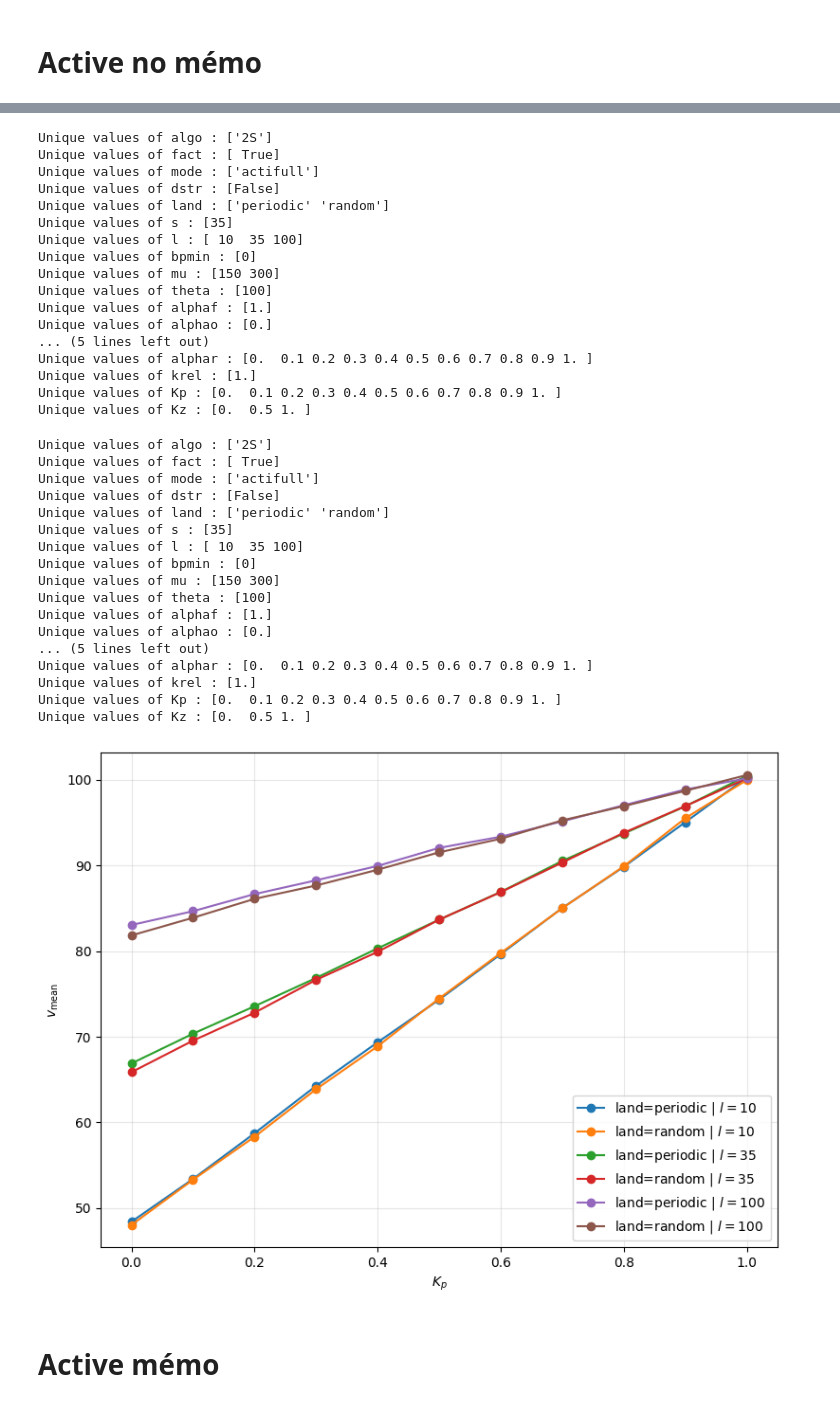
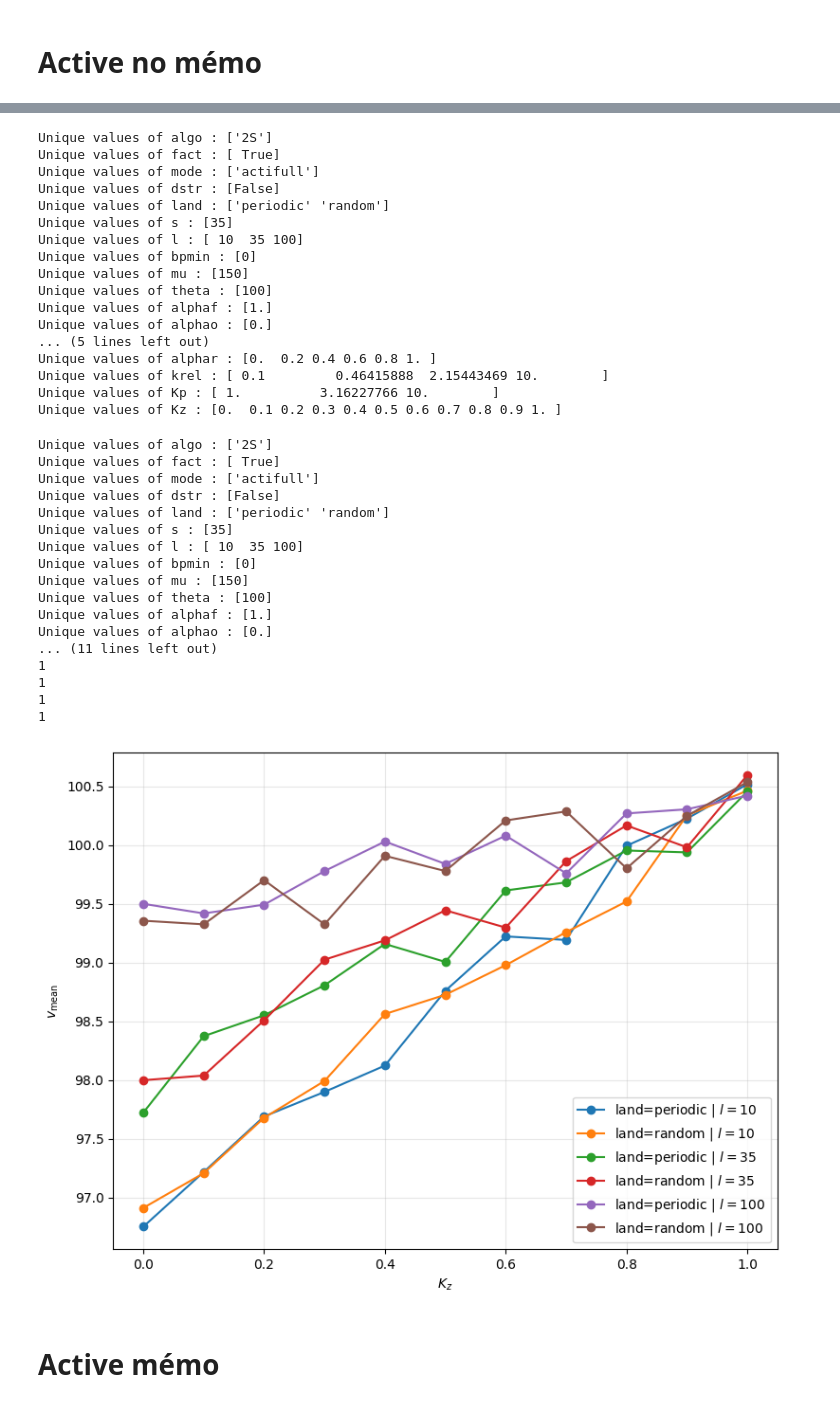
Before and after one commit to npelletbossot/nucleo, a Jupyter notebook: notebooks/work/fact_bis.ipynb, the cells around one changed output, grey strips where cells are left out. Saved outputs shown, nothing was run; the diff lists cells and outputs as text; code cells hidden in the pictures.

```diff
--- a/notebooks/work/fact_bis.ipynb
+++ b/notebooks/work/fact_bis.ipynb
@@ -498,18 +498,14 @@ plt.show()
 import numpy as np
 import polars as pl
 import matplotlib.pyplot as plt
-
 from nucleo.io.reading import reading_all_parquet
 
 
 # - Getting the data -----
 # root_fact = "/home/nicolas/Documents/Workspace/nucleo/outputs/FACT__PSMN__2026-05-21"
 # root_fact = "/home/nicolas/Documents/Workspace/nucleo/outputs/FACT__PSMN__2026-09-17"
-root_fact = "/home/nicolas/Documents/Workspace/nucleo/outputs/FACT__PSMN__2026"
-
+root_fact = "/home/nicolas/Documents/Workspace/nucleo/outputs/FACT__PSMN__ACTIVE"
 df_fact = reading_all_parquet(root_fact)
-
-
 COLUMNS = [
     'algo', 'fact', 'mode', 'dstr',
     'land', 's', 'l', 'bpmin',
@@ -518,8 +514,6 @@ COLUMNS = [
     'alphar', 'krel', 'Kp', 'Kz'
 ]
 
-
-# - Moyenne des lignes ayant les mêmes paramètres -----
 
 # Colonnes numériques qui ne sont PAS des paramètres
 VALUE_COLUMNS = [
@@ -543,10 +537,6 @@ print(df_fact)
 
 # - MODES -----
 
-df_memo = df_fact.filter(
-    pl.col("mode") == "passfull"
-)
-
 df_actifull = df_fact.filter(
     pl.col("mode") == "actifull"
 )
@@ -555,5 +545,5 @@ df_actimemo = df_fact.filter(
     pl.col("mode") == "actimemo"
 )
 
-print(df_memo.shape, df_actifull.shape, df_actimemo.shape)
+print(df_actifull.shape, df_actimemo.shape)
 # %% [output]
@@ -593,15 +583,15 @@ Unique values of land : ['periodic' 'random']
 Unique values of s : [35]
 Unique values of l : [ 10  35 100]
 Unique values of bpmin : [0]
-Unique values of mu : [150 300]
+Unique values of mu : [150]
 Unique values of theta : [100]
 Unique values of alphaf : [1.]
 Unique values of alphao : [0.]
 ... (5 lines left out)
-Unique values of alphar : [0.  0.1 0.2 0.3 0.4 0.5 0.6 0.7 0.8 0.9 1. ]
-Unique values of krel : [1.]
-Unique values of Kp : [0.  0.1 0.2 0.3 0.4 0.5 0.6 0.7 0.8 0.9 1. ]
-Unique values of Kz : [0.  0.5 1. ]
+Unique values of alphar : [0.  0.2 0.4 0.6 0.8 1. ]
+Unique values of krel : [ 0.1         0.46415888  2.15443469 10.        ]
+Unique values of Kp : [ 1.          3.16227766 10.        ]
+Unique values of Kz : [0.  0.1 0.2 0.3 0.4 0.5 0.6 0.7 0.8 0.9 1. ]
 # %%
 import matplotlib.pyplot as plt
 import polars as pl
@@ -611,8 +601,8 @@ import numpy as np
 lands   = np.unique(df_actifull["land"].to_numpy())
 ls      = np.unique(df_actifull["l"].to_numpy())
 alphar  = 1
-Kz      = 1
-rrest   = 2.0
+Kp      = 1
+krel    = 0.1
 mu      = 150
 
 
@@ -629,48 +619,49 @@ for l in ls:
             (pl.col("land") == land) &
             (pl.col("l") == l) &
             (pl.col("mu") == mu) &
-            (pl.col("rrest") == rrest) &
             (pl.col("alphar") == alphar) &
-            (pl.col("Kz") == Kz)
+            (pl.col("krel") == krel) &
+            (pl.col("Kp") == Kp)
         )
 
-        Kp = df_land["Kp"].to_numpy()
+        Kz = df_land["Kz"].to_numpy()
+        print(Kp)
         v_mean_land = df_land["v_mean"].to_numpy()
 
         # order = np.argsort(Kp_alphar)
 
         plt.plot(
-            Kp,
+            Kz,
             v_mean_land,
             marker="o",
             label=f"land={land} | $l={l}$"
         )
 
-plt.xlabel(r"$K_p$")
+plt.xlabel(r"$K_z$")
 plt.ylabel(r"$v_{\mathrm{mean}}$")
 plt.grid(True, alpha=0.30)
 plt.legend()
 plt.tight_layout()
 plt.show()
 # %% [output]
 Unique values of algo : ['2S']
 Unique values of fact : [ True]
 Unique values of mode : ['actifull']
 Unique values of dstr : [False]
 Unique values of land : ['periodic' 'random']
 Unique values of s : [35]
 Unique values of l : [ 10  35 100]
 Unique values of bpmin : [0]
-Unique values of mu : [150 300]
+Unique values of mu : [150]
 Unique values of theta : [100]
 Unique values of alphaf : [1.]
 Unique values of alphao : [0.]
-... (5 lines left out)
-Unique values of alphar : [0.  0.1 0.2 0.3 0.4 0.5 0.6 0.7 0.8 0.9 1. ]
-Unique values of krel : [1.]
-Unique values of Kp : [0.  0.1 0.2 0.3 0.4 0.5 0.6 0.7 0.8 0.9 1. ]
-Unique values of Kz : [0.  0.5 1. ]
+... (11 lines left out)
+1
+1
+1
+1
-[figure, old version]
+[figure, new version]
 # %% [markdown]
 # Active mémo
 # %%
```
Also changed, not shown: parts of 1 cell of this notebook, 3 other files.
